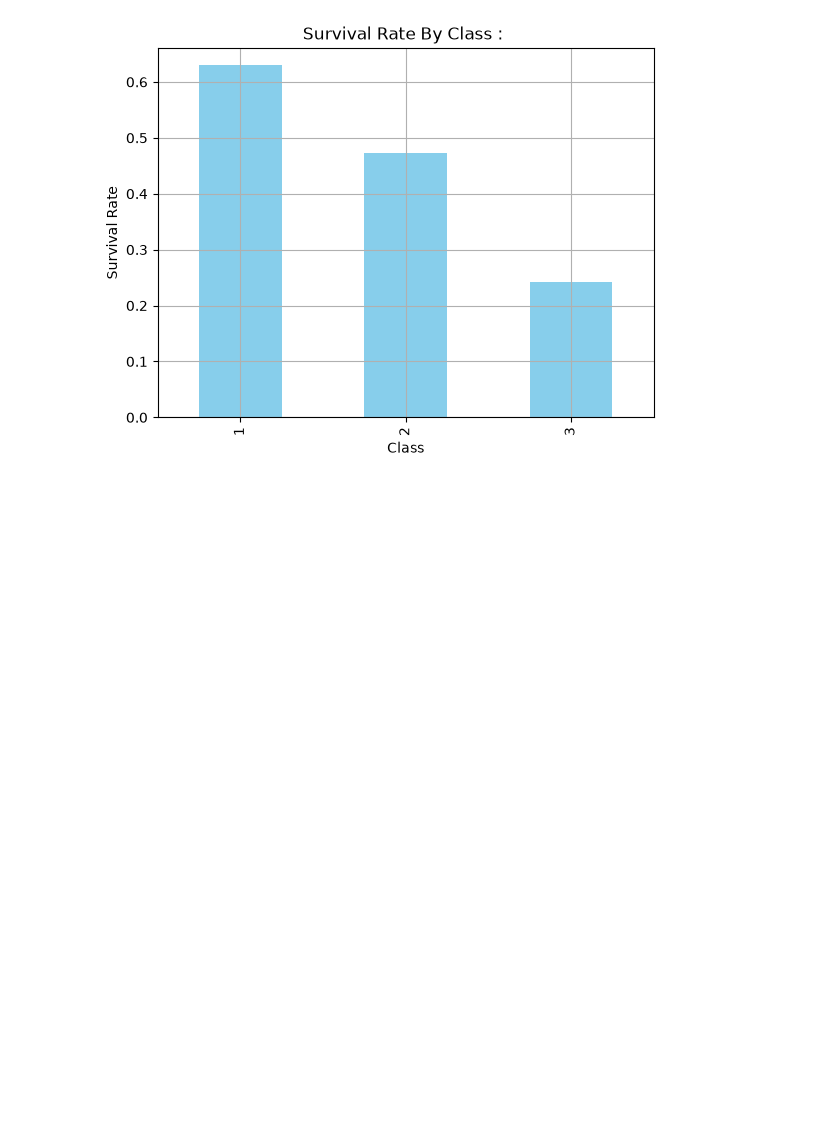
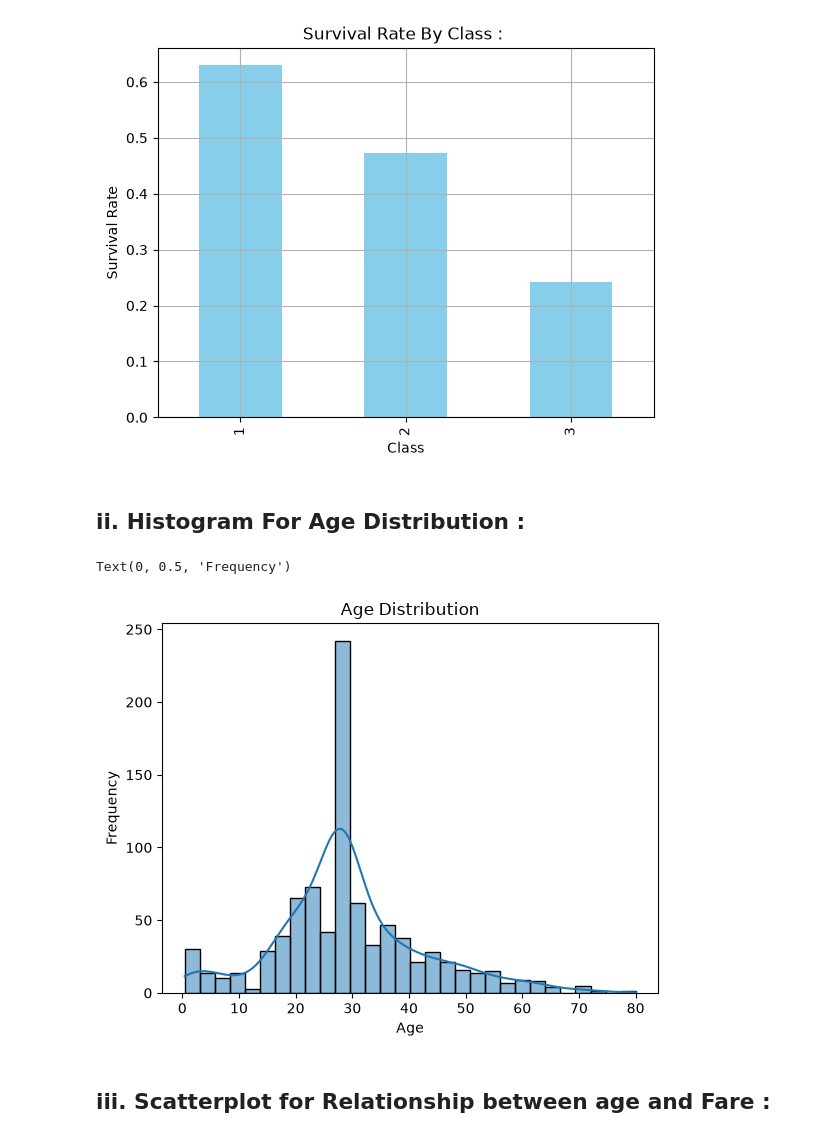
Before and after one commit to hassan-635/AI-Engineering-Course, a Jupyter notebook: Week_2_Data_Science_Essentials/day7_EDA_Project/Titanic Dataset.ipynb, the cells around one changed output. Saved outputs shown, nothing was run; the diff lists cells and outputs as text; code cells hidden in the pictures; blank space fills up the shorter version.

Commit message:
histogram for checking age distribution

```diff
--- a/Week_2_Data_Science_Essentials/day7_EDA_Project/Titanic Dataset.ipynb
+++ b/Week_2_Data_Science_Essentials/day7_EDA_Project/Titanic Dataset.ipynb
@@ -131,3 +132,16 @@ plt.grid("True")
 plt.show()
 # %% [output]
 [figure]
+# %% [markdown]
+## ii. Histogram For Age Distribution :
+# %%
+
+sns.histplot(data=data["Age"], bins=30, kde=True)
+plt.xlabel("Age")
+plt.title("Age Distribution")
+plt.ylabel("Frequency")
+# %% [output]
+Text(0, 0.5, 'Frequency')
+[figure, added]
+# %% [markdown]
+## iii. Scatterplot for Relationship between age and Fare :
```
Also changed, not shown: parts of 1 cell of this notebook.
